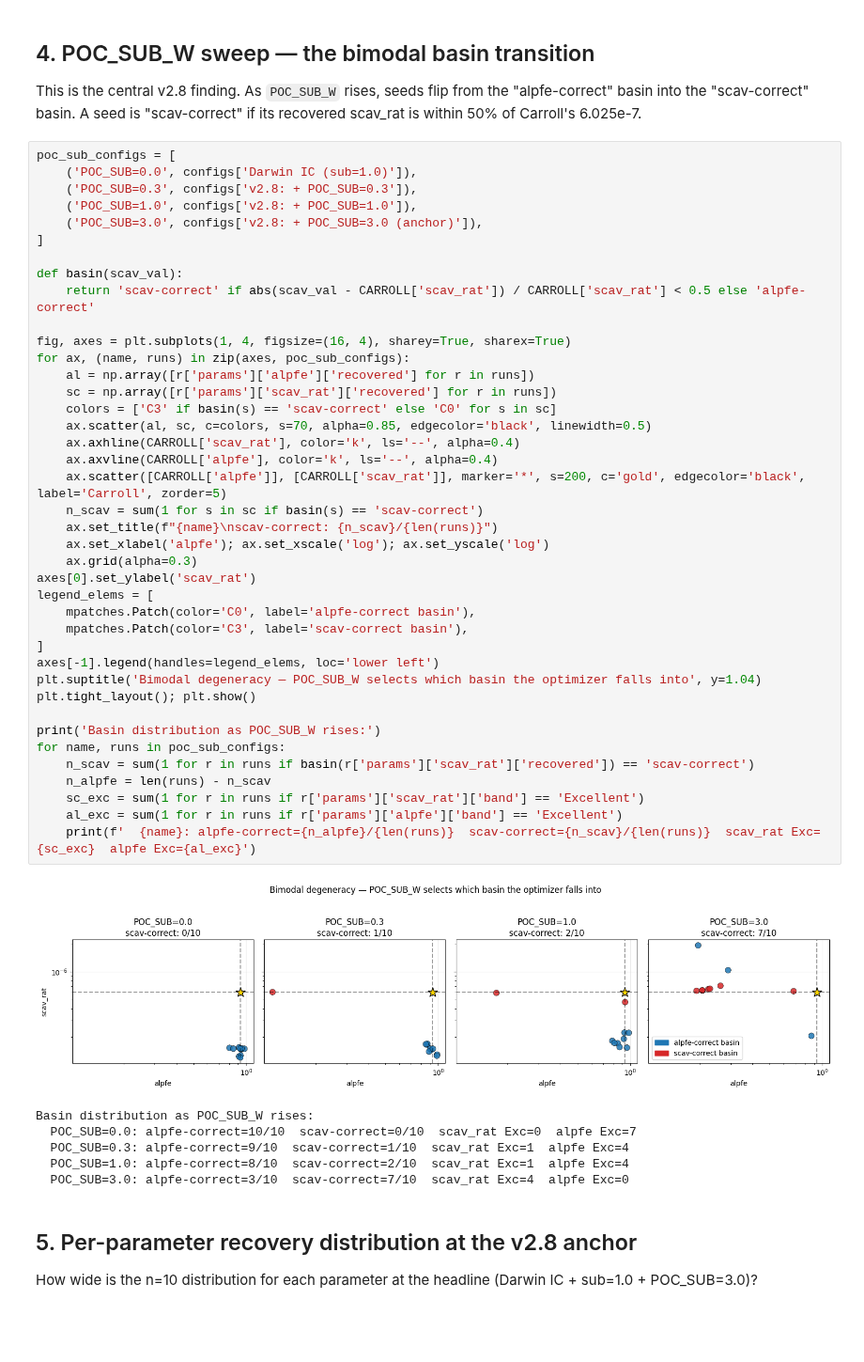
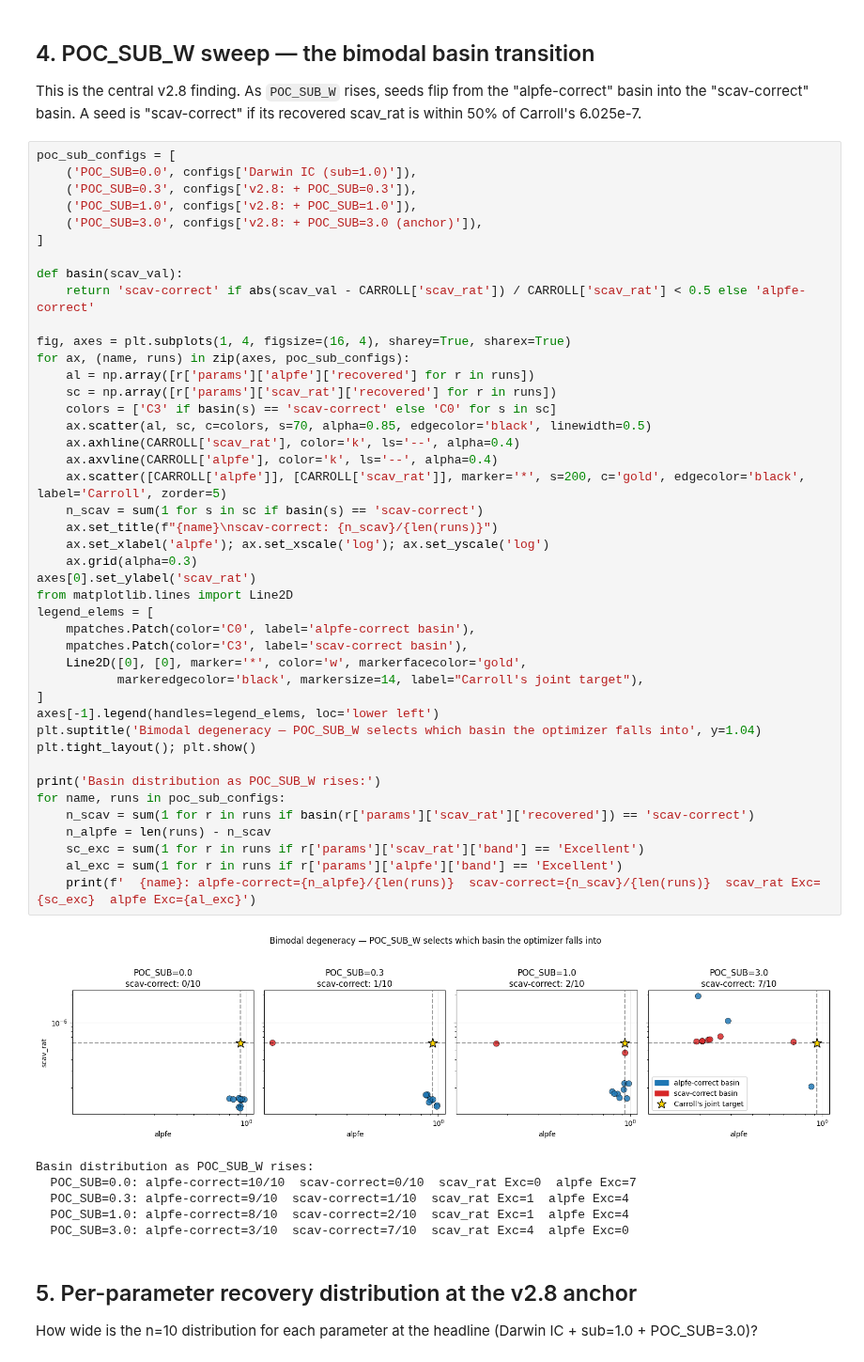
Before and after one commit to 2imi9/ECCO-DarwinDiff, a Jupyter notebook: notebooks/30_v2_8_bimodal_degeneracy.ipynb, the cells around one changed output. Shown at 94% size. Drawn from its saved outputs; the diff is of its cells as text; blank space fills up the shorter version.

```diff
--- a/notebooks/30_v2_8_bimodal_degeneracy.ipynb
+++ b/notebooks/30_v2_8_bimodal_degeneracy.ipynb
@@ -211,34 +213,37 @@ def basin(scav_val):
 fig, axes = plt.subplots(1, 4, figsize=(16, 4), sharey=True, sharex=True)
 for ax, (name, runs) in zip(axes, poc_sub_configs):
     al = np.array([r['params']['alpfe']['recovered'] for r in runs])
     sc = np.array([r['params']['scav_rat']['recovered'] for r in runs])
     colors = ['C3' if basin(s) == 'scav-correct' else 'C0' for s in sc]
     ax.scatter(al, sc, c=colors, s=70, alpha=0.85, edgecolor='black', linewidth=0.5)
     ax.axhline(CARROLL['scav_rat'], color='k', ls='--', alpha=0.4)
     ax.axvline(CARROLL['alpfe'], color='k', ls='--', alpha=0.4)
     ax.scatter([CARROLL['alpfe']], [CARROLL['scav_rat']], marker='*', s=200, c='gold', edgecolor='black', label='Carroll', zorder=5)
     n_scav = sum(1 for s in sc if basin(s) == 'scav-correct')
     ax.set_title(f"{name}\nscav-correct: {n_scav}/{len(runs)}")
     ax.set_xlabel('alpfe'); ax.set_xscale('log'); ax.set_yscale('log')
     ax.grid(alpha=0.3)
 axes[0].set_ylabel('scav_rat')
+from matplotlib.lines import Line2D
 legend_elems = [
     mpatches.Patch(color='C0', label='alpfe-correct basin'),
     mpatches.Patch(color='C3', label='scav-correct basin'),
+    Line2D([0], [0], marker='*', color='w', markerfacecolor='gold',
+           markeredgecolor='black', markersize=14, label="Carroll's joint target"),
 ]
 axes[-1].legend(handles=legend_elems, loc='lower left')
 plt.suptitle('Bimodal degeneracy — POC_SUB_W selects which basin the optimizer falls into', y=1.04)
 plt.tight_layout(); plt.show()
 
 print('Basin distribution as POC_SUB_W rises:')
 for name, runs in poc_sub_configs:
     n_scav = sum(1 for r in runs if basin(r['params']['scav_rat']['recovered']) == 'scav-correct')
     n_alpfe = len(runs) - n_scav
     sc_exc = sum(1 for r in runs if r['params']['scav_rat']['band'] == 'Excellent')
     al_exc = sum(1 for r in runs if r['params']['alpfe']['band'] == 'Excellent')
     print(f'  {name}: alpfe-correct={n_alpfe}/{len(runs)}  scav-correct={n_scav}/{len(runs)}  scav_rat Exc={sc_exc}  alpfe Exc={al_exc}')
 # %% [output]
-[figure, old version]
+[figure, new version]
 Basin distribution as POC_SUB_W rises:
   POC_SUB=0.0: alpfe-correct=10/10  scav-correct=0/10  scav_rat Exc=0  alpfe Exc=7
   POC_SUB=0.3: alpfe-correct=9/10  scav-correct=1/10  scav_rat Exc=1  alpfe Exc=4
```
Also changed, not shown: parts of 1 cell of this notebook, 7 other files.
